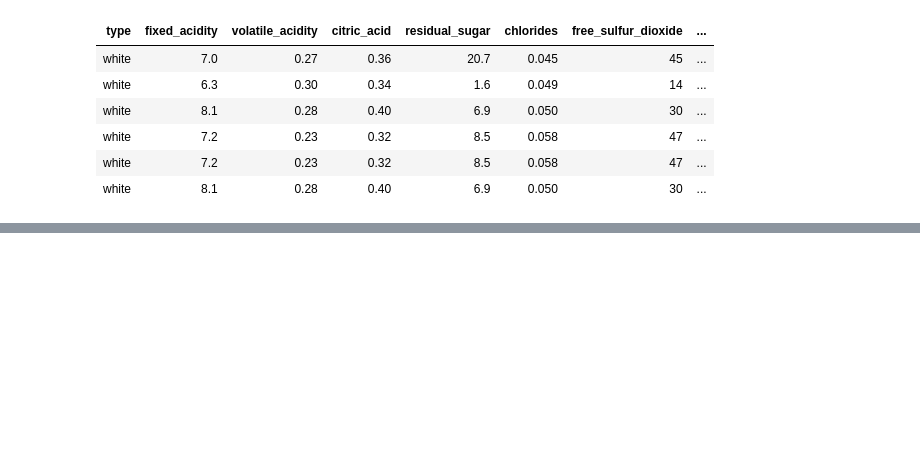
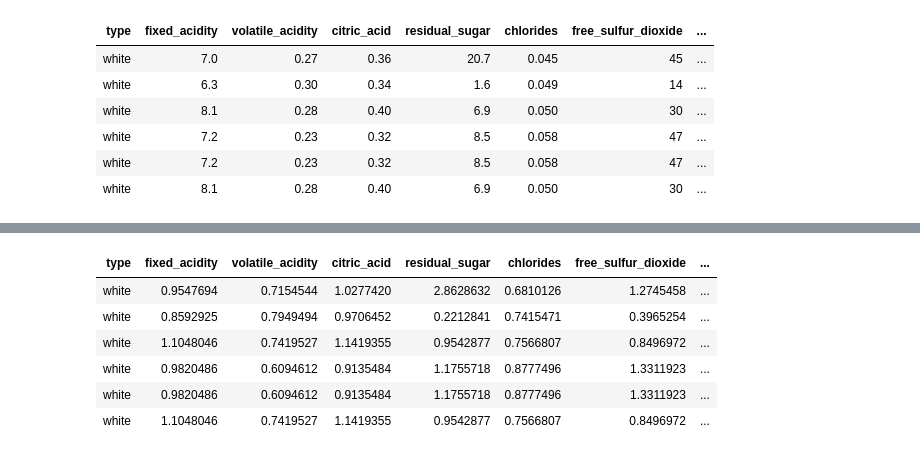
Before and after one commit to lexahl/DSCI-100-Group-Project-2019, a Jupyter notebook: Data-Set-Exploration (1).ipynb, the cells around one changed output, grey strips where cells are left out. Drawn from its saved outputs; the diff is of its cells as text; code cells hidden in the pictures; blank space fills up the shorter version.

```diff
--- a/Data-Set-Exploration (1).ipynb
+++ b/Data-Set-Exploration (1).ipynb
@@ -718,0 +689,10 @@ ERROR: Error in eval(expr, envir, enclos): object 'knn_alcohol_final' not found
+# %%
+head(scaled_wine)
+# %% [output]
+| type | fixed_acidity | volatile_acidity | citric_acid | residual_sugar | chlorides | free_sulfur_dioxide | ... |
+| white | 0.9547694 | 0.7154544 | 1.0277420 | 2.8628632 | 0.6810126 | 1.2745458 | ... |
+| white | 0.8592925 | 0.7949494 | 0.9706452 | 0.2212841 | 0.7415471 | 0.3965254 | ... |
+| white | 1.1048046 | 0.7419527 | 1.1419355 | 0.9542877 | 0.7566807 | 0.8496972 | ... |
+| white | 0.9820486 | 0.6094612 | 0.9135484 | 1.1755718 | 0.8777496 | 1.3311923 | ... |
+| white | 0.9820486 | 0.6094612 | 0.9135484 | 1.1755718 | 0.8777496 | 1.3311923 | ... |
+| white | 1.1048046 | 0.7419527 | 1.1419355 | 0.9542877 | 0.7566807 | 0.8496972 | ... |
```
Also changed, not shown: parts of 11 cells of this notebook.
